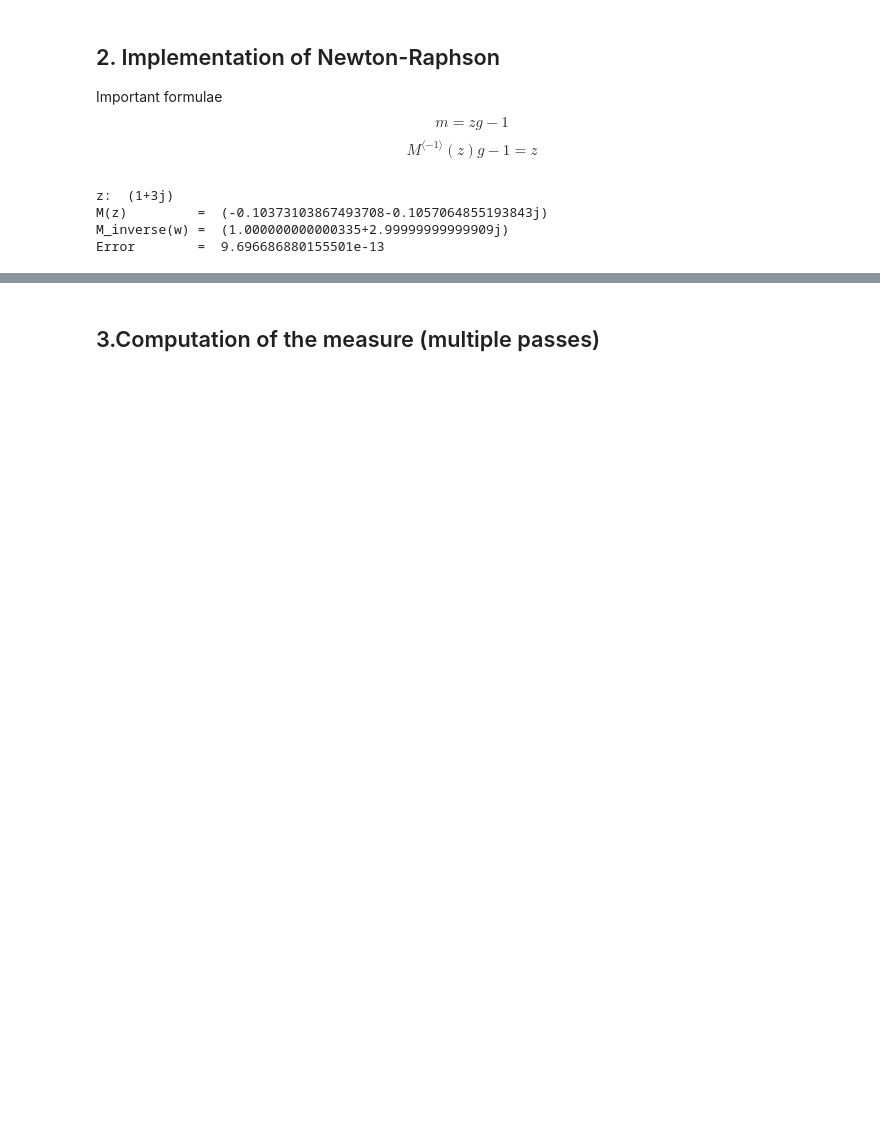
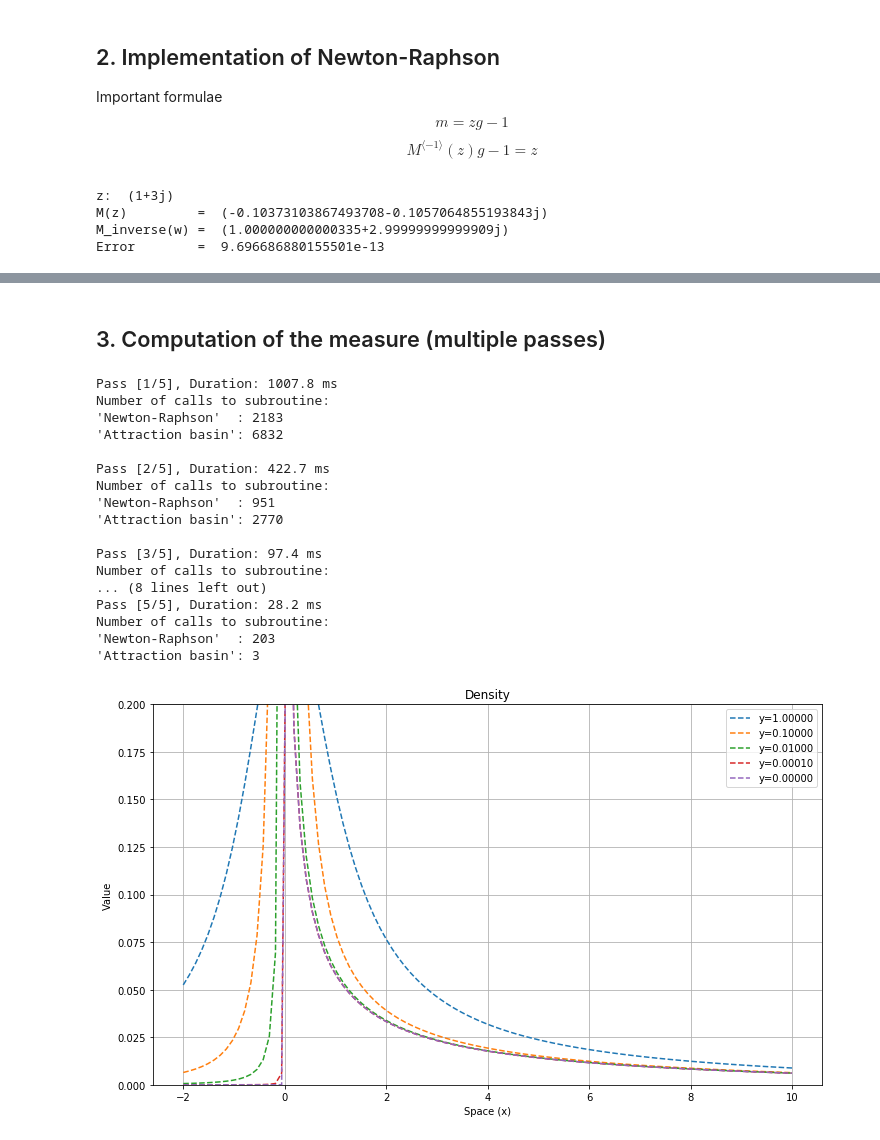
Before and after one commit to redachhaibi/FreeNN, a Jupyter notebook: ipynb/MultiplicativeFreeConvolution.ipynb, the cells around one changed output, grey strips where cells are left out. Cells and saved outputs as stored; diff of their text form; code cells hidden in the pictures; blank space fills up the shorter version.

```diff
--- a/ipynb/MultiplicativeFreeConvolution.ipynb
+++ b/ipynb/MultiplicativeFreeConvolution.ipynb
@@ -334,20 +366,4 @@ True
 # %%
-# Computes the Stieljes transform G
-# Uses a Newton-Raphson iteration for inverting and finding the w = M(z) such that:
-# w = z G(z) - 1
-# Guess is not necessarily in basin of attraction
-def compute_G_NR( z, function_wrapper, guess=None, error=None):
-    if guess is None:
-        w = 1/z
-    else:
-        w = guess
-    #
-    if error is None:
-        error = 1e-8
-    #
-    w = compute_M_NR( z, function_wrapper, guess=(z*guess-1), error=error)
-    return (w+1)/z
-
 def reset_counters():
     global call_counter_failed_basin
     global call_counter_NR
@@ -357,12 +373,12 @@ def reset_counters():
 def compute_G_adaptative( z_objective, proxy=None, debug=False):
     global call_counter_failed_basin
     global call_counter_NR
-    j       = complex(0,1)
+    j        = complex(0,1)
+    fwrapper = Polynomial_Kantorovich_Wrapper()
     #
     # If no proxy is available, find high enough z in basin of attraction and compute associated w
     # This search uses a doubling strategy
     if proxy is None:
-        fwrapper = Kantorovich_Wrapper_1()
         z = z_objective
         g = 1/z
         while not is_in_basin_ZG(z, g, function_wrapper = fwrapper ):
@@ -384,9 +400,8 @@ def compute_G_adaptative( z_objective, proxy=None, debug=False):
     #
     # Starts heading towards the objective z
     while abs(z- z_objective)>0:
-        fwrapper = Kantorovich_Wrapper_1()
         dz = z_objective-z
-        while not is_in_basin(z+dz, z*g-1, function_wrapper=fwrapper):
+        while not is_in_basin_ZG(z+dz, g, function_wrapper=fwrapper):
             call_counter_failed_basin += 1
             dz = 0.5*dz
         z = z+dz
@@ -401,7 +416,7 @@ def compute_G_adaptative( z_objective, proxy=None, debug=False):
 j       = complex(0,1)
 t       = 1
 debug   = False
-z_array = 1+ j*np.array([ 4, 1, 0.1, 0.01, 1e-3, 1e-5, 1e-8, 1e-10])
+z_array = 1+ j*np.array([ 1, 0.1, 1e-5, 1e-8, 1e-10])
 proxy   = None
 for z in z_array:
     print("z: ", z)
@@ -435,5 +451,5 @@ KeyboardInterrupt:
 # %% [markdown]
-## 3.Computation of the measure (multiple passes)
+## 3. Computation of the measure (multiple passes)
 # %%
 #Imports for 3d
 from mpl_toolkits.mplot3d import Axes3D
@@ -449,15 +465,11 @@ a=-2
 b=10
 
 #Init
-time_grid  = [ T*(k/M)*(k/M) for k in range(M)]
 space_grid = np.linspace(a, b, N)
 dx = (b-a)/N
 
 #Multiple passes for the number of iterations
-#imaginary_parts = [2, 1.0, 0.5, 0.3, 0.1, 0.005, 0.001]
-#imaginary_parts = [4.0, 1.0, 0.5, 0.1]
-#imaginary_parts = [1.0, 0.1, 0.01, 0.001]
-imaginary_parts = [1.0]
+imaginary_parts = [1.0, 0.1, 0.01, 1e-4, 1e-8]
 densities       = []
 hilbert_transf  = []
 pass_counter    = 0
@@ -471,33 +483,53 @@ fig = plt.figure( figsize = (12,7) )
 ax = fig.add_subplot( 111 )
 y_proxy = None
 guess   = None
 G       = np.array( space_grid + complex(0,1) )
 for y in imaginary_parts:
     start = time.time()
     reset_counters()
     # Compute
     z = np.array( space_grid + y*complex(0,1) )
     for i in range(N):
         if y_proxy is None:
             G[i] = compute_G_adaptative(z[i], proxy=None)
         else:
             guess = (z[i].real+j*y_proxy, G[i])
             G[i] = compute_G_adaptative(z[i], proxy=guess)
     # Statistics
     pass_counter += 1
     timing        = time.time() - start
     print ('Pass [{}/{}], Duration: {:.1f} ms'
            .format(pass_counter, len(imaginary_parts), 1000*timing))
-    print("Number of calls to NR: ", call_counter_NR)
-    print("Number of calls to attraction basin test: ", call_counter_failed_basin)
+    print("Number of calls to subroutine:")
+    print("'Newton-Raphson'  :", call_counter_NR)
+    print("'Attraction basin':", call_counter_failed_basin)
     print("")
     # Plot
-    ax.plot(space_grid, -np.imag(G)/np.pi, '--', label="y=%.3f"%y)
+    ax.plot(space_grid, -np.imag(G)/np.pi, '--', label="y=%.5f"%y)
     ax.set(xlabel='Space (x)', ylabel='Value',
            title='Density')
     ax.grid()
     #
     y_proxy = y
 plt.ylim(0,0.2)
 plt.legend()
 plt.show()
+# %% [output]
+Pass [1/5], Duration: 1007.8 ms
+Number of calls to subroutine:
+'Newton-Raphson'  : 2183
+'Attraction basin': 6832
+
+Pass [2/5], Duration: 422.7 ms
+Number of calls to subroutine:
+'Newton-Raphson'  : 951
+'Attraction basin': 2770
+
+Pass [3/5], Duration: 97.4 ms
+Number of calls to subroutine:
+... (8 lines left out)
+Pass [5/5], Duration: 28.2 ms
+Number of calls to subroutine:
+'Newton-Raphson'  : 203
+'Attraction basin': 3
+[figure, added]
```
Also changed, not shown: parts of 11 cells of this notebook.
